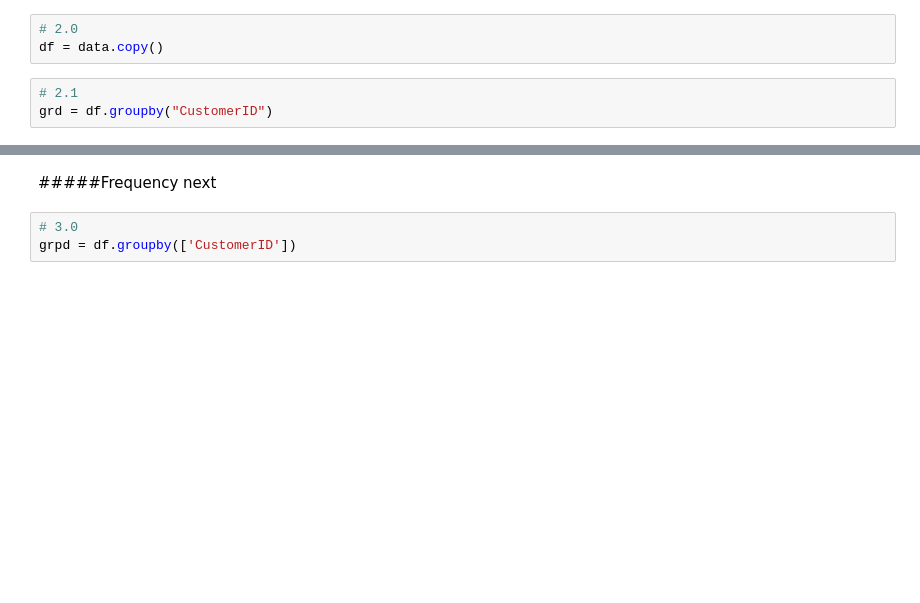
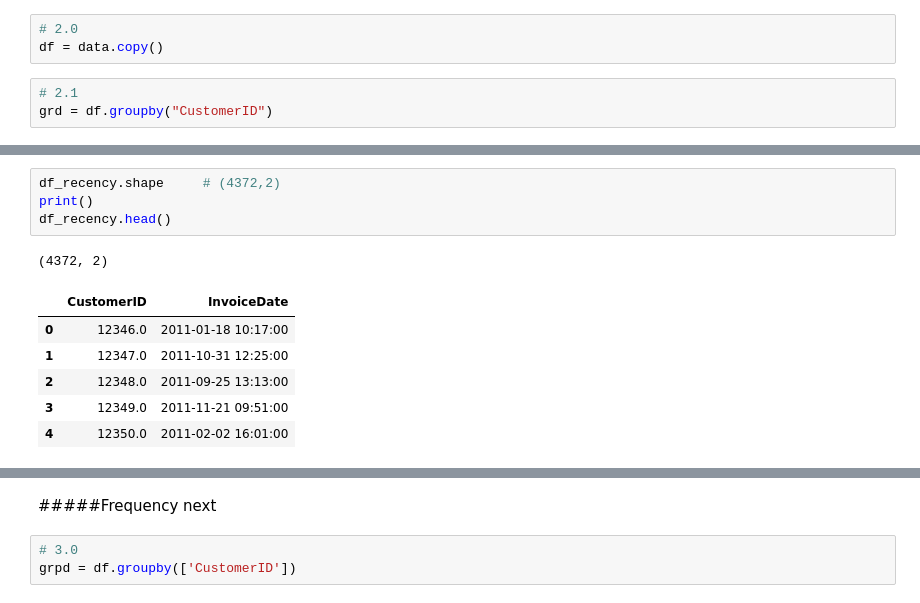
Before and after one commit to harnalashok/Clustering, a Jupyter notebook: online_retail_rfm.ipynb, the cells around one changed output, grey strips where cells are left out. Cells and saved outputs as stored; diff of their text form; blank space fills up the shorter version.

```diff
--- a/online_retail_rfm.ipynb
+++ b/online_retail_rfm.ipynb
@@ -186,0 +378,12 @@ df_recency.shape   # (4372, 2)
+# %%
+df_recency.shape     # (4372,2)
+print()
+df_recency.head()
+# %% [output]
+(4372, 2)
+|  | CustomerID | InvoiceDate |
+| 0 | 12346.0 | 2011-01-18 10:17:00 |
+| 1 | 12347.0 | 2011-10-31 12:25:00 |
+| 2 | 12348.0 | 2011-09-25 13:13:00 |
+| 3 | 12349.0 | 2011-11-21 09:51:00 |
+| 4 | 12350.0 | 2011-02-02 16:01:00 |
```
Also changed, not shown: parts of 22 cells of this notebook.
